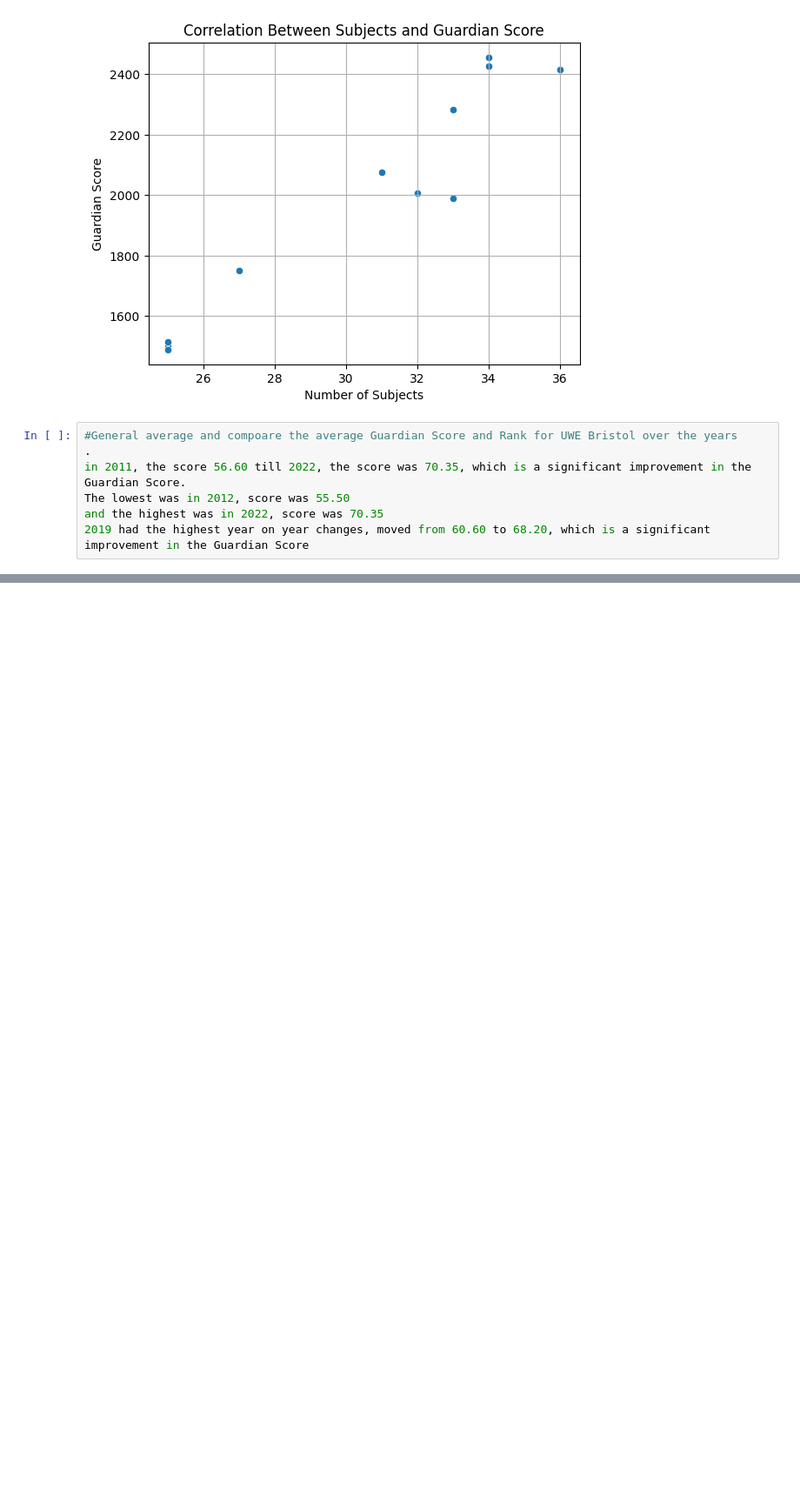
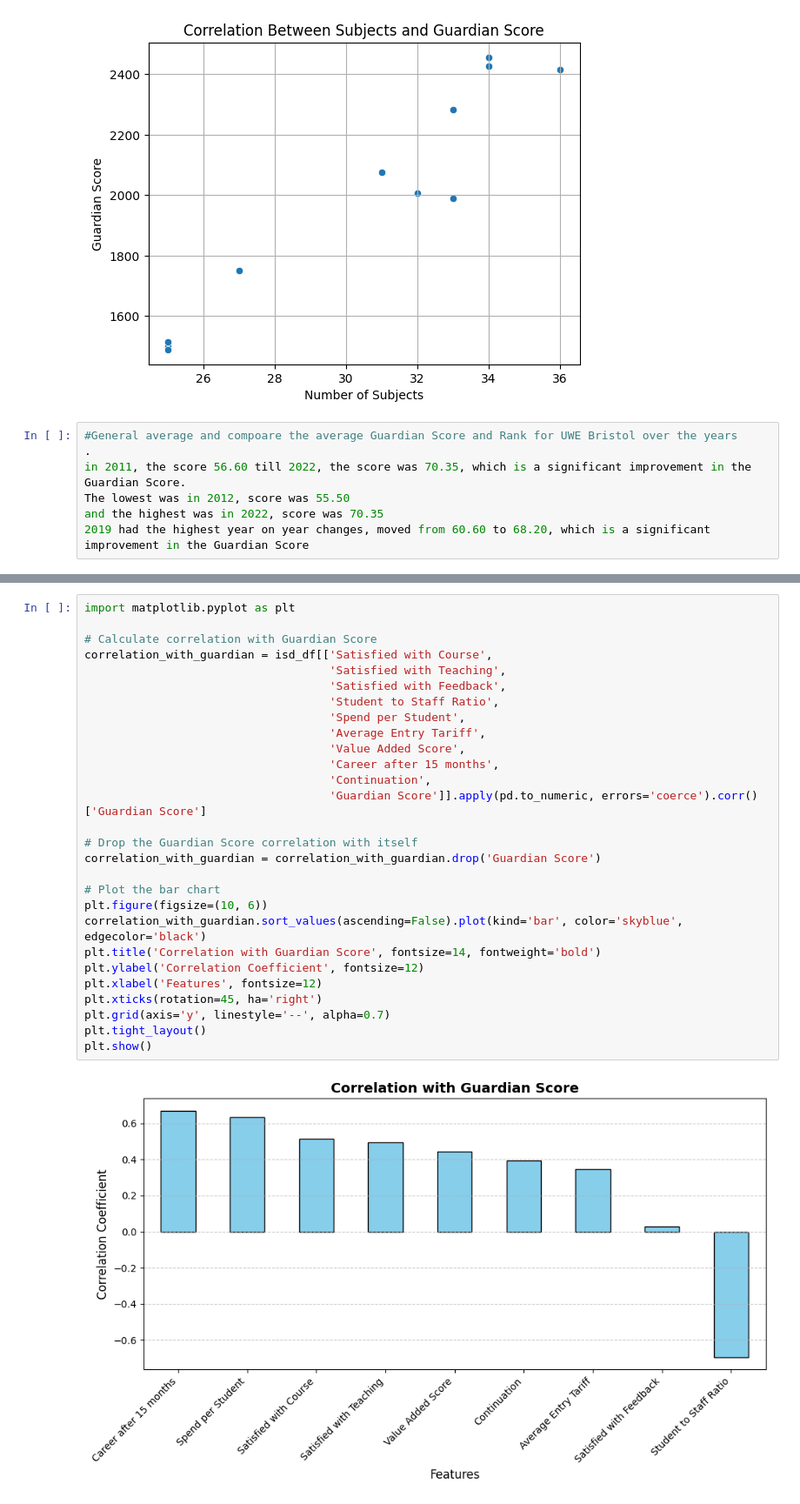
Before and after one commit to tjgusshy/UWE_Brsitol_IGP_Project, a Jupyter notebook: BI.ipynb, the cells around one changed output, grey strips where cells are left out. Shown at 87% size. Drawn from its saved outputs; the diff is of its cells as text; blank space fills up the shorter version.

```diff
--- a/BI.ipynb
+++ b/BI.ipynb
@@ -779,0 +2088,30 @@ and the highest was in 2022, score was 70.35
+# %%
+import matplotlib.pyplot as plt
+
+# Calculate correlation with Guardian Score
+correlation_with_guardian = isd_df[['Satisfied with Course',
+                                    'Satisfied with Teaching',
+                                    'Satisfied with Feedback',
+                                    'Student to Staff Ratio',
+                                    'Spend per Student',
+                                    'Average Entry Tariff',
+                                    'Value Added Score',
+                                    'Career after 15 months',
+                                    'Continuation',
+                                    'Guardian Score']].apply(pd.to_numeric, errors='coerce').corr()['Guardian Score']
+
+# Drop the Guardian Score correlation with itself
+correlation_with_guardian = correlation_with_guardian.drop('Guardian Score')
+
+# Plot the bar chart
+plt.figure(figsize=(10, 6))
+correlation_with_guardian.sort_values(ascending=False).plot(kind='bar', color='skyblue', edgecolor='black')
+plt.title('Correlation with Guardian Score', fontsize=14, fontweight='bold')
+plt.ylabel('Correlation Coefficient', fontsize=12)
+plt.xlabel('Features', fontsize=12)
+plt.xticks(rotation=45, ha='right')
+plt.grid(axis='y', linestyle='--', alpha=0.7)
+plt.tight_layout()
+plt.show()
+# %% [output]
+[figure, added]
```
Also changed, not shown: parts of 63 cells of this notebook, 3 other files.
